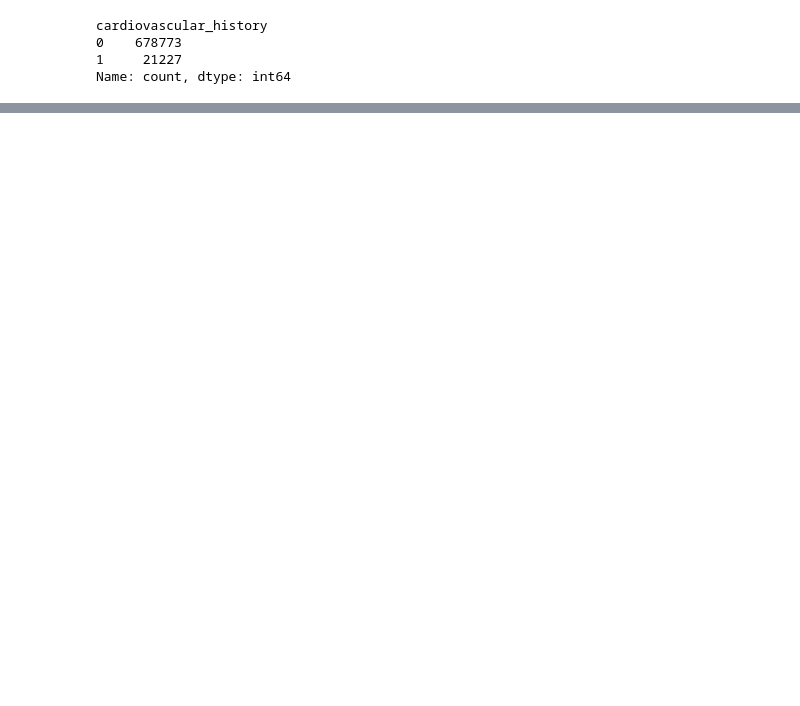
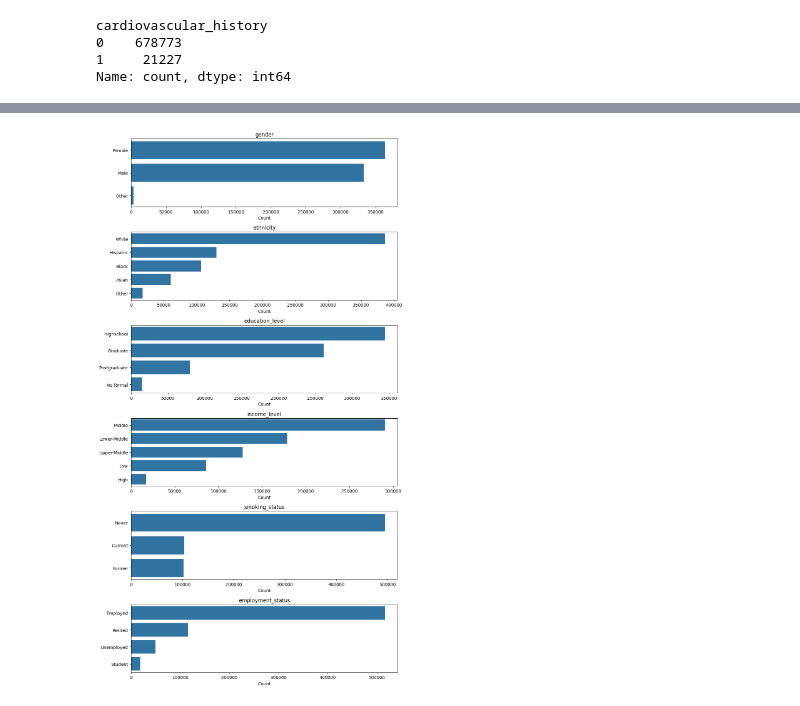
Before and after one commit to JoseAlfaro12/playground-series-s5e12, a Jupyter notebook: Scripts/EDA.ipynb, the cells around one changed output, grey strips where cells are left out. Drawn from its saved outputs; the diff is of its cells as text; code cells hidden in the pictures; blank space fills up the shorter version.

```diff
--- a/Scripts/EDA.ipynb
+++ b/Scripts/EDA.ipynb
@@ -33,0 +120,32 @@ Name: count, dtype: int64
+# %%
+cat_cols = [
+    'gender', 'ethnicity', 'education_level',
+    'income_level', 'smoking_status', 'employment_status'
+]
+
+for col in cat_cols:
+    print(f"\n--- {col} ---")
+    print(train[col].value_counts())
+# %%
+cat_cols = [
+    'gender', 'ethnicity', 'education_level',
+    'income_level', 'smoking_status', 'employment_status'
+]
+
+fig, axes = plt.subplots(len(cat_cols), 1, figsize=(10, 18))
+
+for i, col in enumerate(cat_cols):
+    sns.countplot(
+        data=train,
+        y=col,                # horizontal bars
+        order=train[col].value_counts().index,
+        ax=axes[i]
+    )
+    axes[i].set_title(col)
+    axes[i].set_xlabel("Count")
+    axes[i].set_ylabel("")
+
+plt.tight_layout()
+plt.show()
+# %% [output]
+[figure, added]
```
Also changed, not shown: parts of 9 cells of this notebook.
